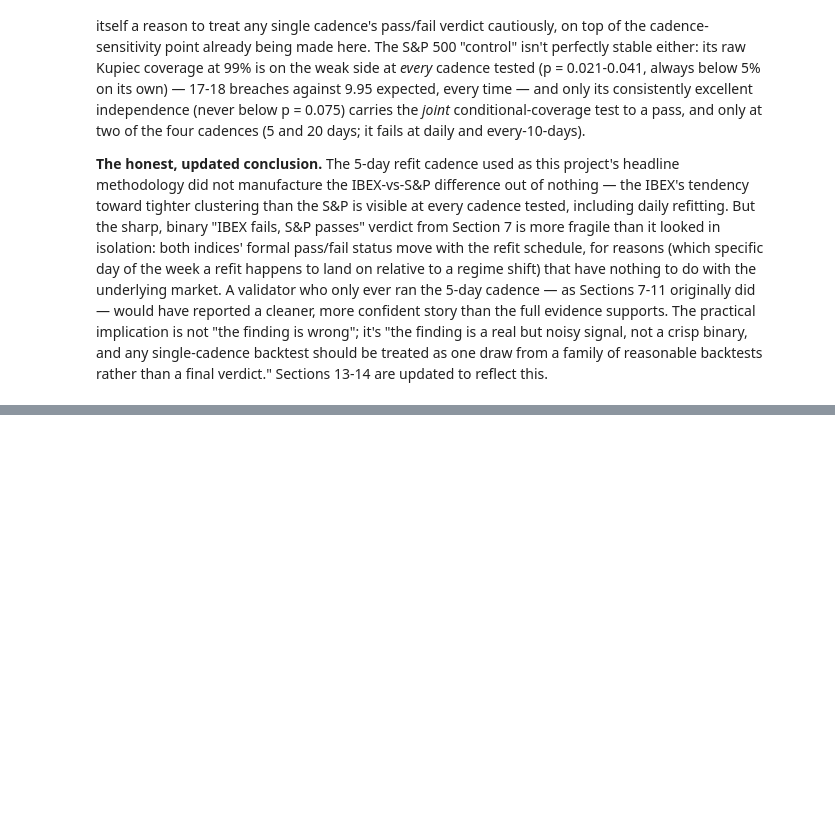
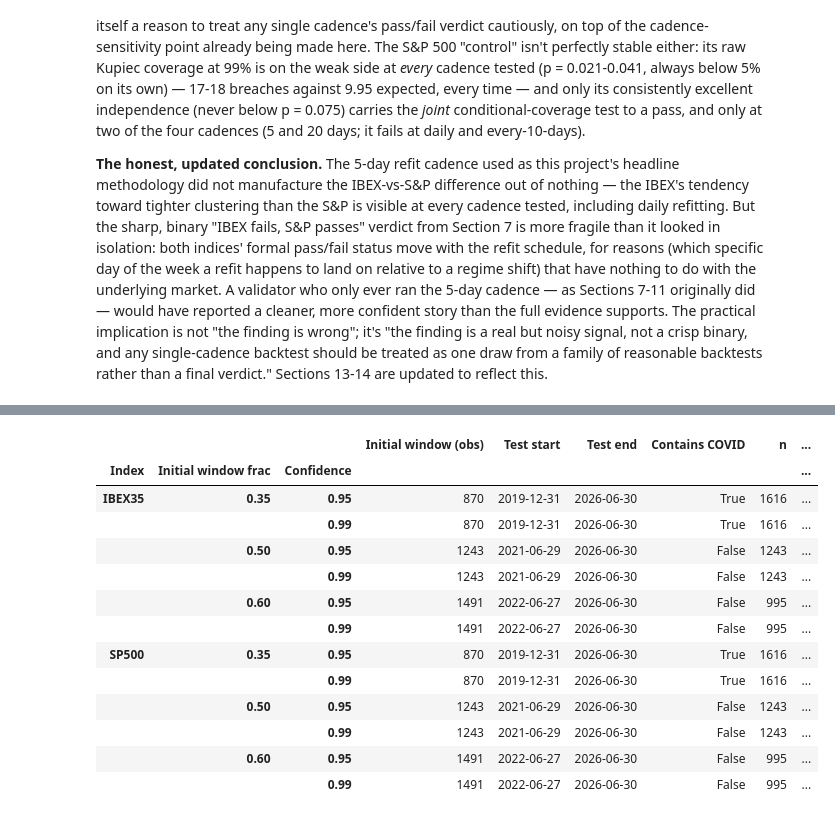
Before and after one commit to MLEIV90/ibex-garch-risk, a Jupyter notebook: notebooks/05_var_backtesting.ipynb, the cells around one changed output, grey strips where cells are left out. Drawn from its saved outputs; the diff is of its cells as text; code cells hidden in the pictures; blank space fills up the shorter version.

```diff
--- a/notebooks/05_var_backtesting.ipynb
+++ b/notebooks/05_var_backtesting.ipynb
@@ -830,0 +907,59 @@ than a final verdict." Sections 13-14 are updated to reflect this.
+# %%
+COVID_START, COVID_END = pd.Timestamp("2020-02-20"), pd.Timestamp("2020-04-30")
+SPLIT_FRACS = [0.35, 0.5, 0.6]
+
+split_oos = {}  # (idx, frac) -> oos DataFrame
+split_rows = []
+
+for idx, spec in preferred_spec.items():
+    for frac in SPLIT_FRACS:
+        iw = int(frac * n_total)
+        if iw == initial_window:
+            oos = oos_fits[idx]  # reuse Section 7's own fit (the 60% headline split)
+        else:
+            oos = rolling_garch_oos(returns_pct[idx], spec, iw, refit_every=5)
+        split_oos[(idx, frac)] = oos
+
+        test_start, test_end = oos.index.min(), oos.index.max()
+        contains_covid = (test_start <= COVID_END) and (test_end >= COVID_START)
+        r = returns_pct[idx].loc[oos.index]
+        n_obs = len(oos)
+
+        for conf in CONF_LEVELS:
+            p = 1 - conf
+            q_p = oos["nu"].apply(lambda nu: std_t_quantile(nu, p))
+            thr = oos["mu"] + oos["sigma"] * q_p
+            breach = (r < thr).astype(int)
+            x = int(breach.sum())
+
+            lr_uc, p_uc = kupiec_test(x, n_obs, p)
+            lr_ind, p_ind, _ = christoffersen_independence_test(breach.values)
+            p_cc = 1 - stats.chi2.cdf(lr_uc + lr_ind, df=2)
+
+            split_rows.append({
+                "Index": idx, "Initial window frac": frac, "Initial window (obs)": iw,
+                "Test start": test_start.date(), "Test end": test_end.date(),
+                "Contains COVID": contains_covid, "Confidence": conf,
+                "n": n_obs, "Breaches": x, "Breach rate": x / n_obs,
+                "Kupiec p": p_uc, "Independence p": p_ind, "Cond. coverage p": p_cc,
+                "Pass (5%)": p_cc > 0.05,
+            })
+
+split_df = pd.DataFrame(split_rows)
+split_display = split_df.set_index(["Index", "Initial window frac", "Confidence"]).sort_index()
+split_display.round(4)
+# %% [output]
+|  |  |  | Initial window (obs) | Test start | Test end | Contains COVID | n | ... |
+| Index | Initial window frac | Confidence |  |  |  |  |  | ... |
+| IBEX35 | 0.35 | 0.95 | 870 | 2019-12-31 | 2026-06-30 | True | 1616 | ... |
+|  |  | 0.99 | 870 | 2019-12-31 | 2026-06-30 | True | 1616 | ... |
+|  | 0.50 | 0.95 | 1243 | 2021-06-29 | 2026-06-30 | False | 1243 | ... |
+|  |  | 0.99 | 1243 | 2021-06-29 | 2026-06-30 | False | 1243 | ... |
+|  | 0.60 | 0.95 | 1491 | 2022-06-27 | 2026-06-30 | False | 995 | ... |
+|  |  | 0.99 | 1491 | 2022-06-27 | 2026-06-30 | False | 995 | ... |
+| SP500 | 0.35 | 0.95 | 870 | 2019-12-31 | 2026-06-30 | True | 1616 | ... |
+|  |  | 0.99 | 870 | 2019-12-31 | 2026-06-30 | True | 1616 | ... |
+|  | 0.50 | 0.95 | 1243 | 2021-06-29 | 2026-06-30 | False | 1243 | ... |
+|  |  | 0.99 | 1243 | 2021-06-29 | 2026-06-30 | False | 1243 | ... |
+|  | 0.60 | 0.95 | 1491 | 2022-06-27 | 2026-06-30 | False | 995 | ... |
+|  |  | 0.99 | 1491 | 2022-06-27 | 2026-06-30 | False | 995 | ... |
```
Also changed, not shown: parts of 6 cells of this notebook, 2 other files.
